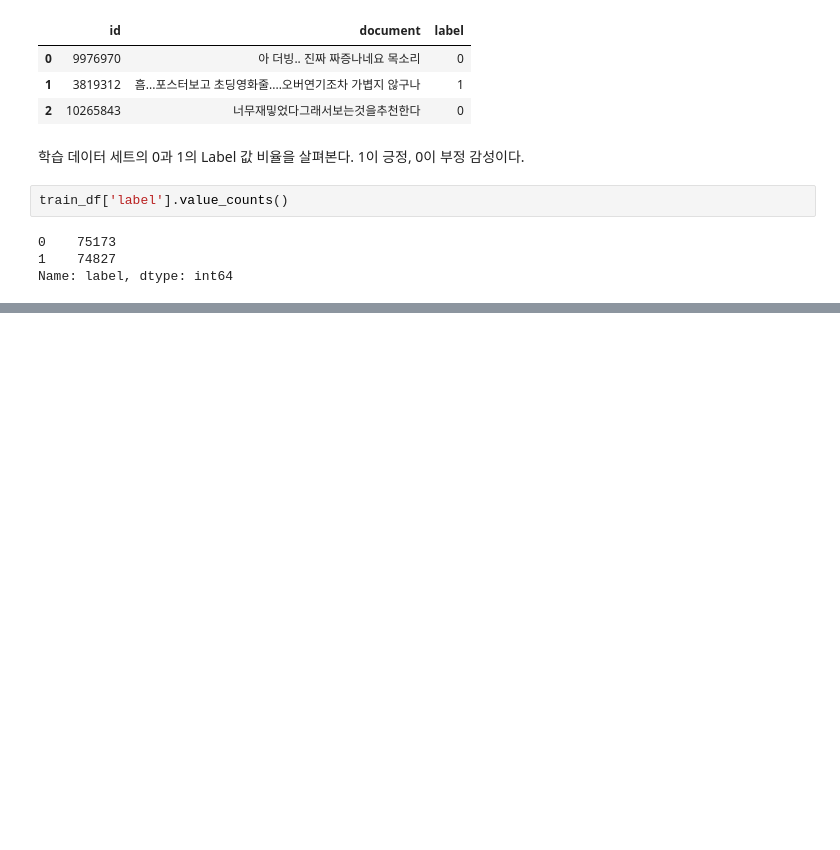
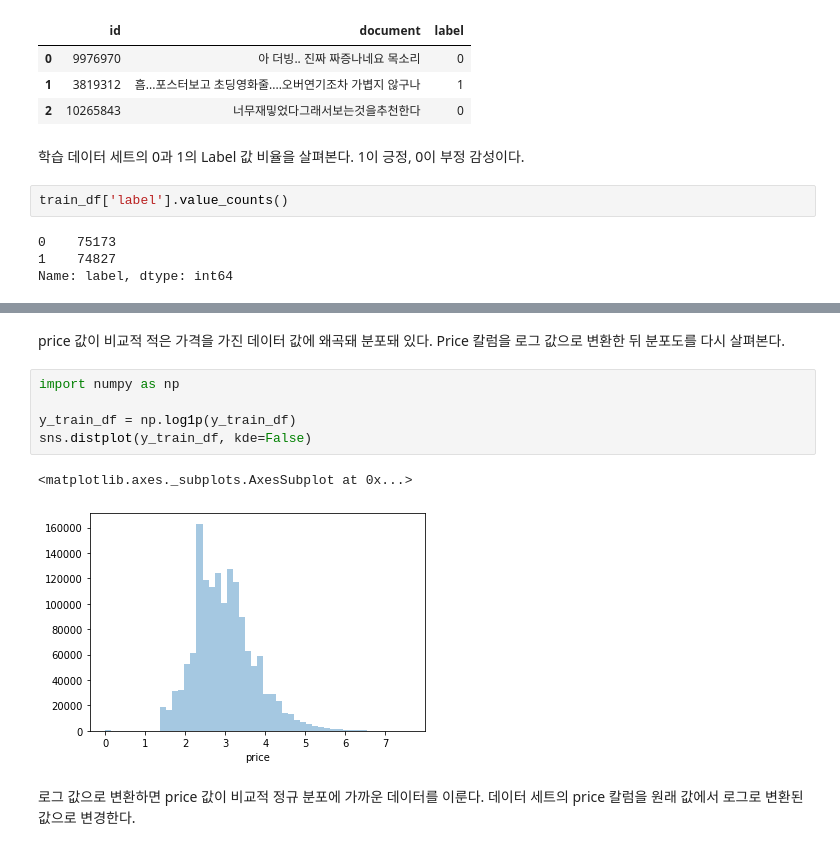
Before and after one commit to spacemaninSeoul/PythonMachinelearningGuide, a Jupyter notebook: [파이썬머신러닝완벽가이드]_VIII_텍스트_분석.ipynb, the cells around one changed output, grey strips where cells are left out. Drawn from its saved outputs; the diff is of its cells as text; blank space fills up the shorter version.

```diff
--- a/[파이썬머신러닝완벽가이드]_VIII_텍스트_분석.ipynb
+++ b/[파이썬머신러닝완벽가이드]_VIII_텍스트_분석.ipynb
@@ -1599,0 +1752,12 @@ Name: label, dtype: int64
+# %% [markdown]
+price 값이 비교적 적은 가격을 가진 데이터 값에 왜곡돼 분포돼 있다. Price 칼럼을 로그 값으로 변환한 뒤 분포도를 다시 살펴본다.
+# %%
+import numpy as np
+
+y_train_df = np.log1p(y_train_df)
+sns.distplot(y_train_df, kde=False)
+# %% [output]
+<matplotlib.axes._subplots.AxesSubplot at 0x...>
+[figure, added]
+# %% [markdown]
+로그 값으로 변환하면 price 값이 비교적 정규 분포에 가까운 데이터를 이룬다. 데이터 세트의 price 칼럼을 원래 값에서 로그로 변환된 값으로 변경한다.
```
Also changed, not shown: parts of 40 cells of this notebook.
